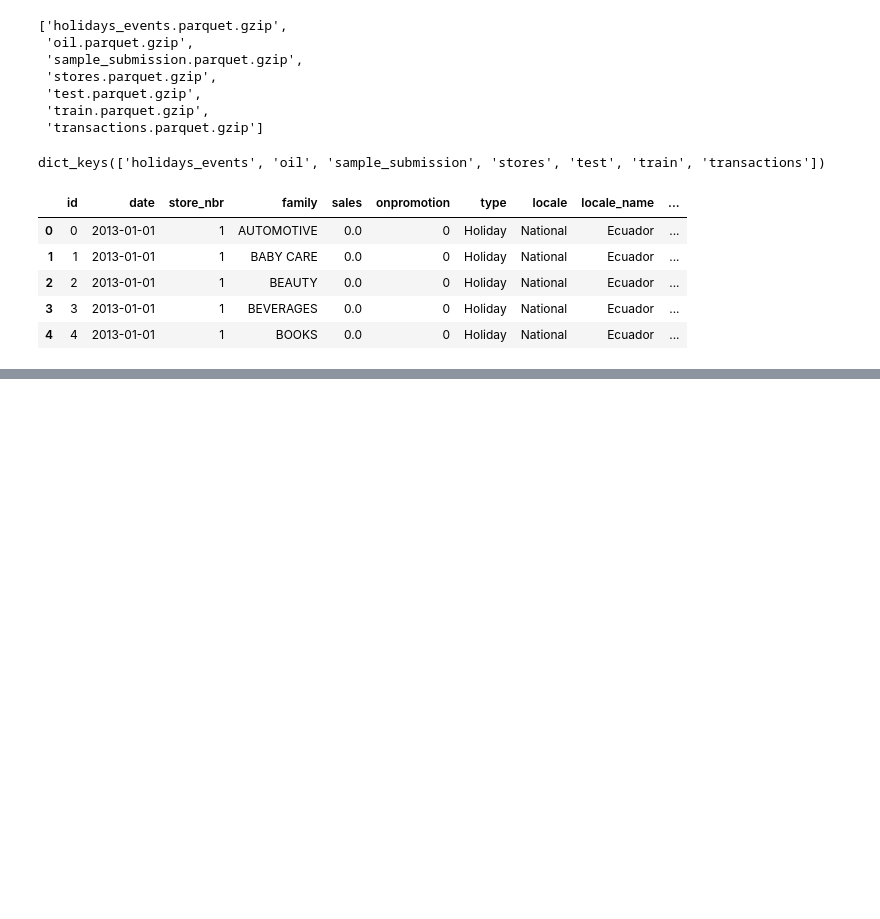
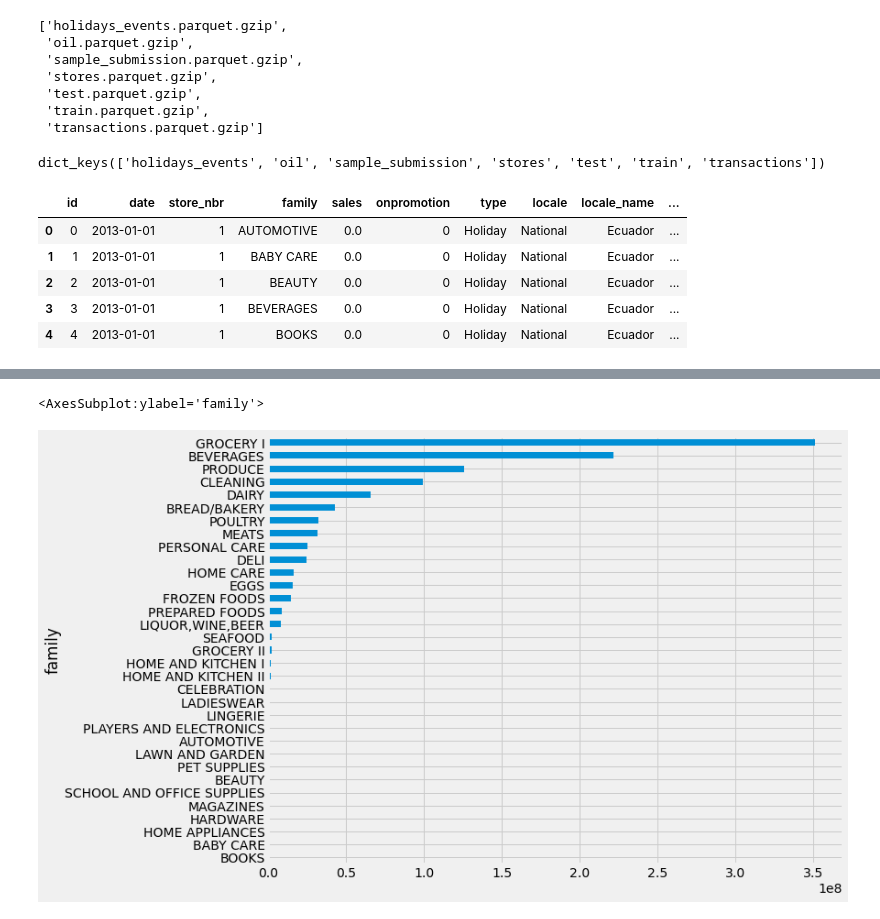
Before and after one commit to syedshahab698/store-sales-forecasting, a Jupyter notebook: EDA_SYED.ipynb, the cells around one changed output, grey strips where cells are left out. Cells and saved outputs as stored; diff of their text form; code cells hidden in the pictures; blank space fills up the shorter version.

```diff
--- a/EDA_SYED.ipynb
+++ b/EDA_SYED.ipynb
@@ -40,0 +53,5 @@ train.head()
+# %%
+train.groupby('family')['sales'].sum().sort_values().plot.barh()
+# %% [output]
+<AxesSubplot:ylabel='family'>
+[figure, added]
```
Also changed, not shown: parts of 14 cells of this notebook, 2 other files.
